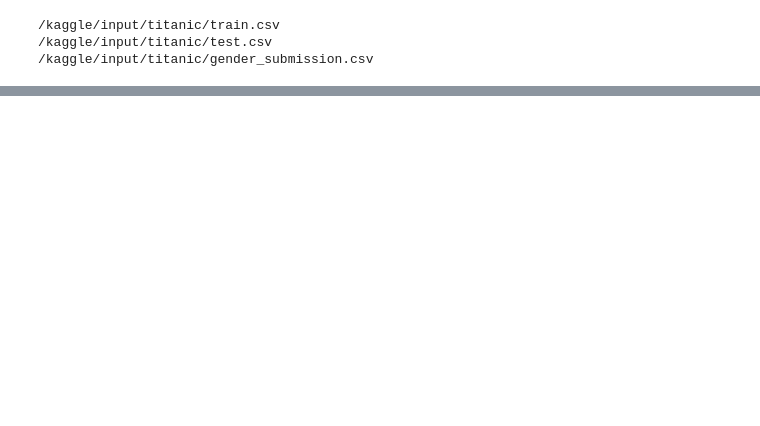
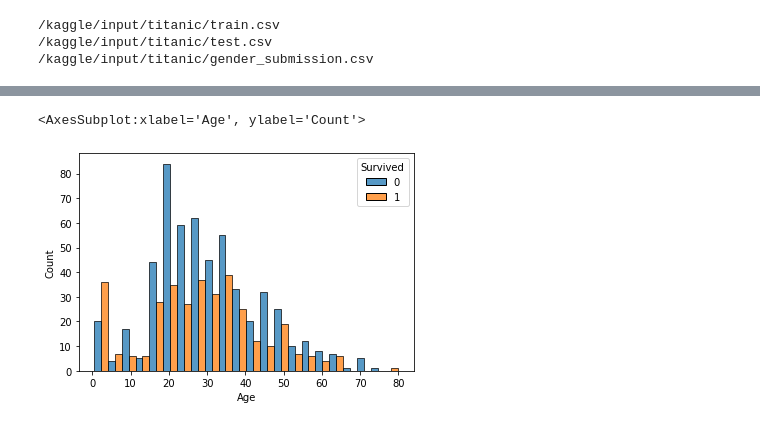
Before and after one commit to johnwang1126/kaggle_tianche2, a Jupyter notebook: titanic.ipynb, the cells around one changed output, grey strips where cells are left out. Cells and saved outputs as stored; diff of their text form; code cells hidden in the pictures; blank space fills up the shorter version.

```diff
--- a/titanic.ipynb
+++ b/titanic.ipynb
@@ -35,0 +111,4 @@ train_data.head()
+# %%
+train_data['Age'].replace(-1, np.nan, inplace=True)
+
+train_data.isnull().sum(axis=0)
@@ -35,0 +129,3 @@ train_data.head()
+# %%
+train_data = train_data.fillna(method='ffill')
+train_data.info()
@@ -35,0 +152,3 @@ train_data.head()
+# %%
+train_data['Family']=train_data['SibSp']+train_data['Parch']
+train_data.head()
@@ -35,0 +162,5 @@ train_data.head()
+# %%
+sns.histplot(x="Age",data=train_data,hue="Survived",multiple="dodge")
+# %% [output]
+<AxesSubplot:xlabel='Age', ylabel='Count'>
+[figure, added]
```
Also changed, not shown: parts of 29 cells of this notebook.
